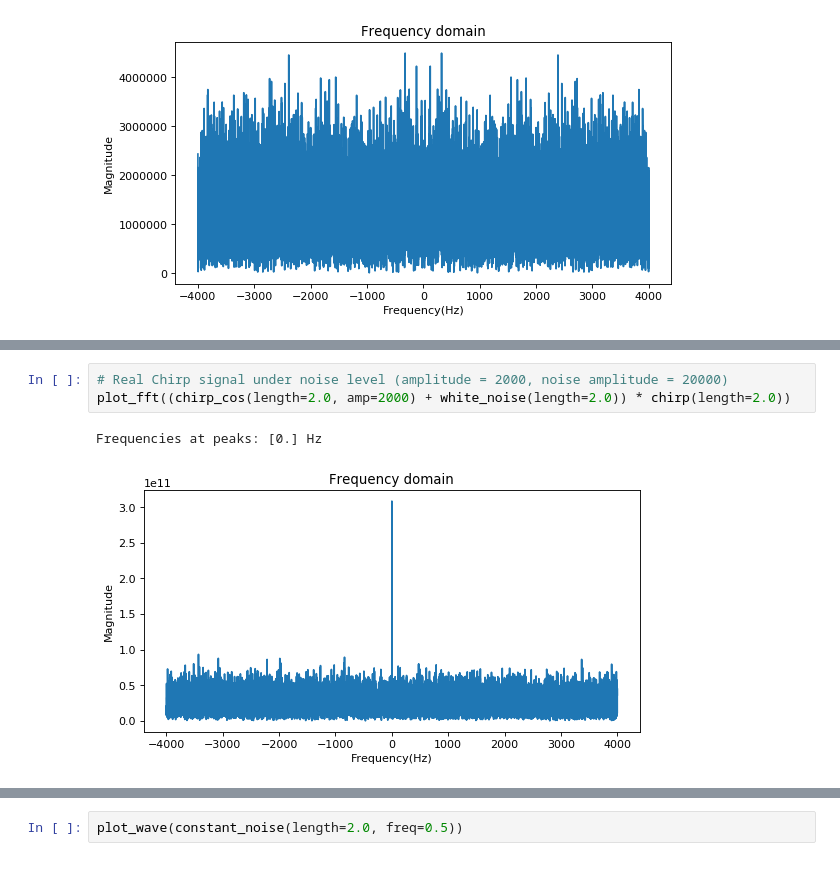
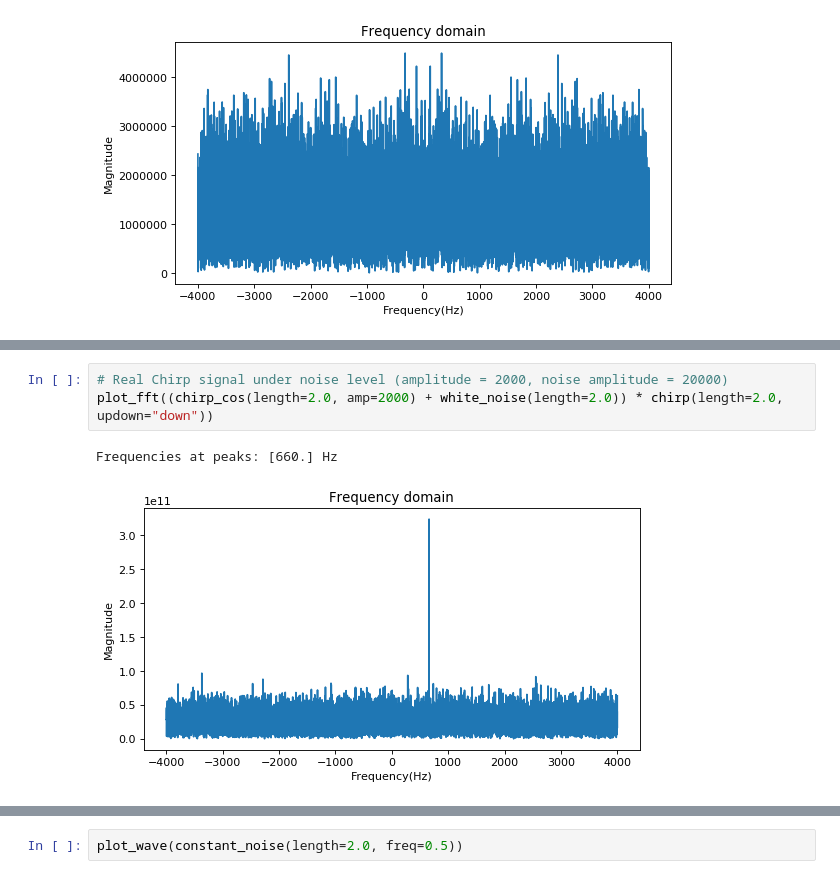
Before and after one commit to araobp/ultrasonic-communication, a Jupyter notebook: simulation/ChirpSimulation.ipynb, the cells around one changed output, grey strips where cells are left out. Saved outputs shown, nothing was run; the diff lists cells and outputs as text.

```diff
--- a/simulation/ChirpSimulation.ipynb
+++ b/simulation/ChirpSimulation.ipynb
@@ -329,6 +335,6 @@ Frequencies at peaks: [-2388.  -323.   323.  2388.] Hz
 # %%
 # Real Chirp signal under noise level (amplitude = 2000, noise amplitude = 20000)
-plot_fft((chirp_cos(length=2.0, amp=2000) + white_noise(length=2.0)) * chirp(length=2.0))
+plot_fft((chirp_cos(length=2.0, amp=2000) + white_noise(length=2.0)) * chirp(length=2.0, updown="down"))
 # %% [output]
-Frequencies at peaks: [0.] Hz
+Frequencies at peaks: [660.] Hz
-[figure, old version]
+[figure, new version]
```
Also changed, not shown: parts of 9 cells of this notebook, 10 other files.
